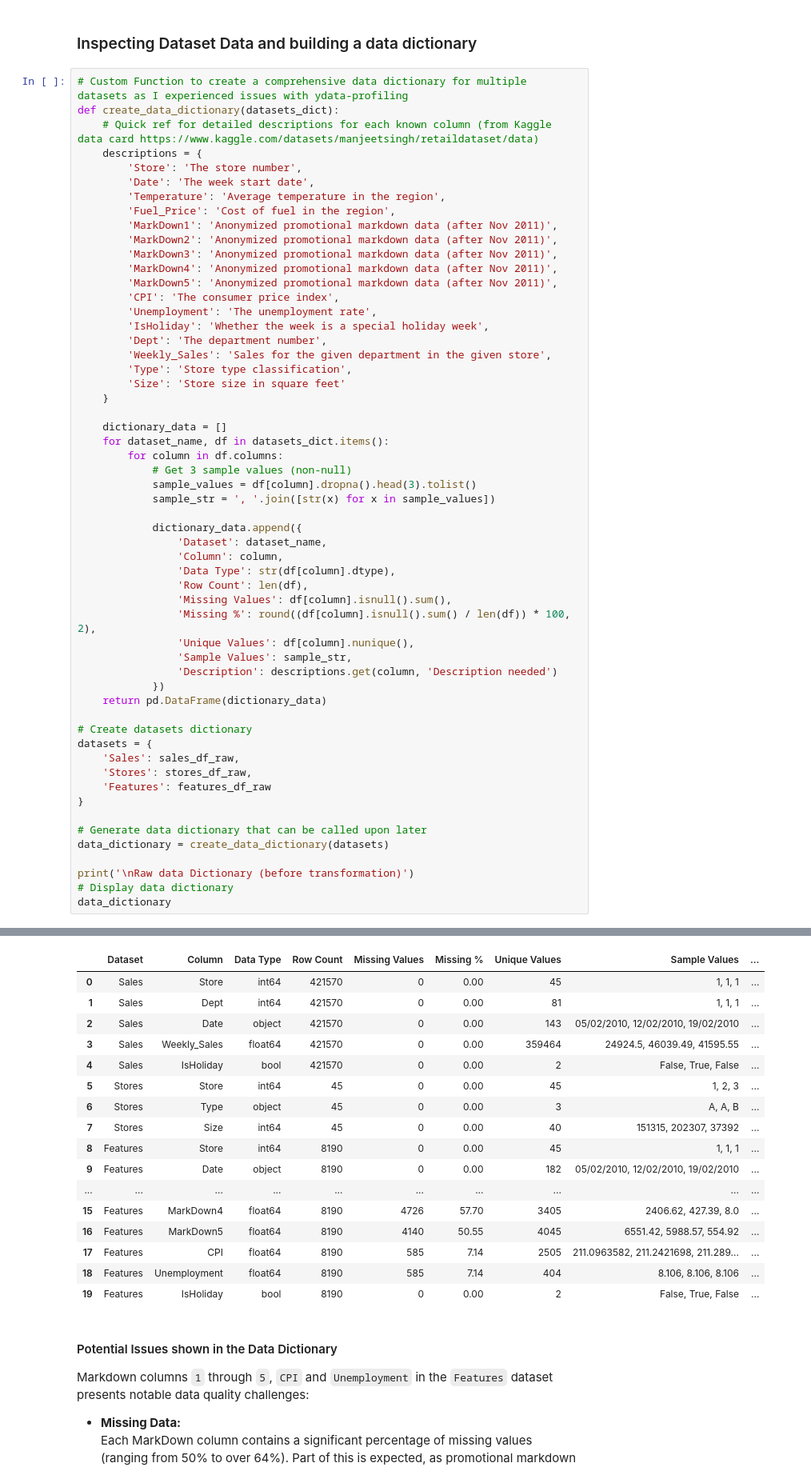
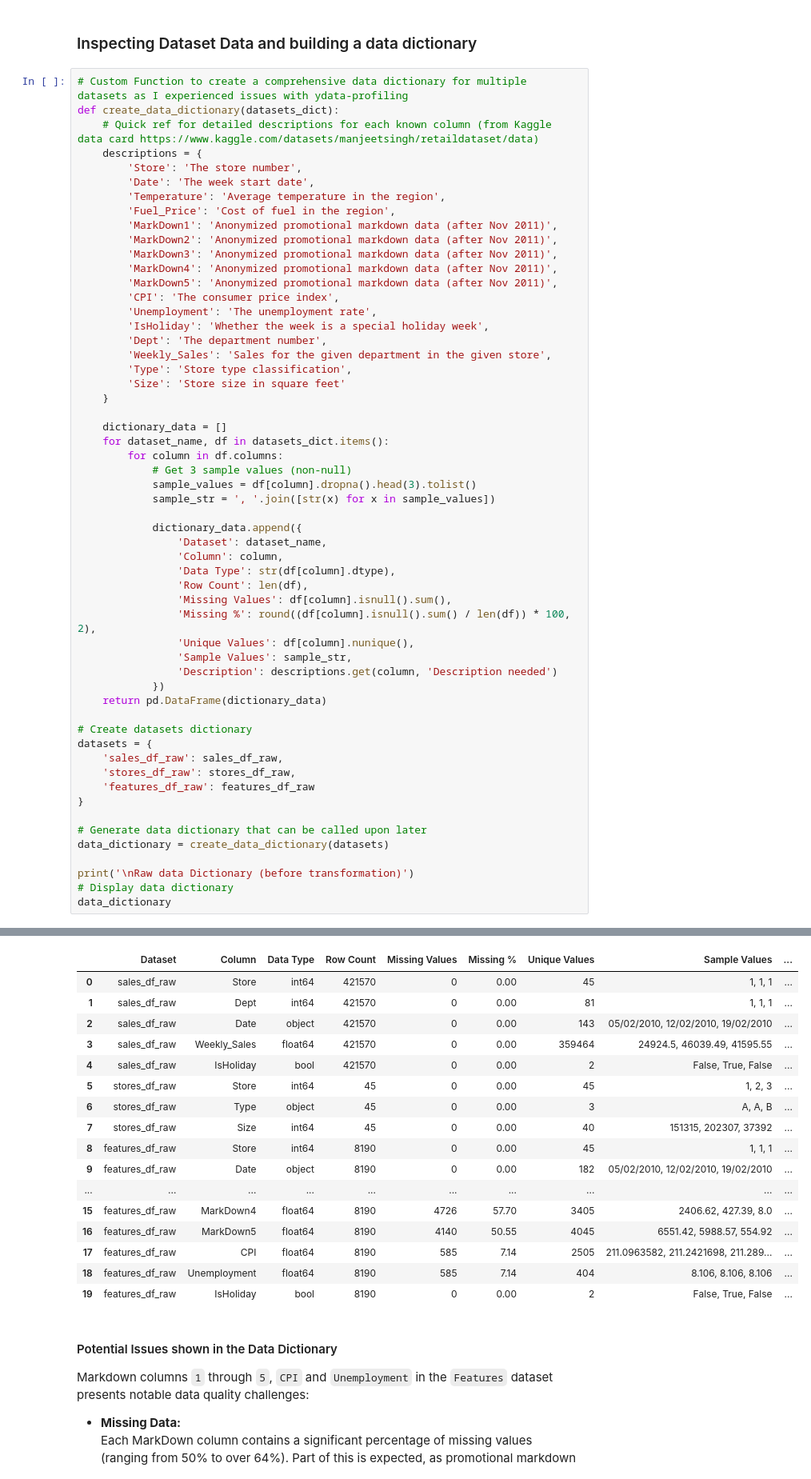
Before and after one commit to Julian-Elliott/retail-sales-analysis, a Jupyter notebook: jupyter_notebooks/retail-sales-analysis.ipynb, the cells around one changed output, grey strips where cells are left out. Shown: that part at 80% size. Saved outputs shown, nothing was run; the diff lists cells and outputs as text.

```diff
--- a/jupyter_notebooks/retail-sales-analysis.ipynb
+++ b/jupyter_notebooks/retail-sales-analysis.ipynb
@@ -115,52 +115,52 @@ def create_data_dictionary(datasets_dict):
             # Get 3 sample values (non-null)
             sample_values = df[column].dropna().head(3).tolist()
             sample_str = ', '.join([str(x) for x in sample_values])
 
             dictionary_data.append({
                 'Dataset': dataset_name,
                 'Column': column,
                 'Data Type': str(df[column].dtype),
                 'Row Count': len(df),
                 'Missing Values': df[column].isnull().sum(),
                 'Missing %': round((df[column].isnull().sum() / len(df)) * 100, 2),
                 'Unique Values': df[column].nunique(),
                 'Sample Values': sample_str,
                 'Description': descriptions.get(column, 'Description needed')
             })
     return pd.DataFrame(dictionary_data)
 
 # Create datasets dictionary
 datasets = {
-    'Sales': sales_df_raw,
-    'Stores': stores_df_raw,
-    'Features': features_df_raw
+    'sales_df_raw': sales_df_raw,
+    'stores_df_raw': stores_df_raw,
+    'features_df_raw': features_df_raw
 }
 
 # Generate data dictionary that can be called upon later
 data_dictionary = create_data_dictionary(datasets)
 
 print('\nRaw data Dictionary (before transformation)')
 # Display data dictionary
 data_dictionary
 # %% [output]
 Raw data Dictionary (before transformation)
 |  | Dataset | Column | Data Type | Row Count | Missing Values | Missing % | Unique Values | Sample Values | ... |
-| 0 | Sales | Store | int64 | 421570 | 0 | 0.00 | 45 | 1, 1, 1 | ... |
-| 1 | Sales | Dept | int64 | 421570 | 0 | 0.00 | 81 | 1, 1, 1 | ... |
-| 2 | Sales | Date | object | 421570 | 0 | 0.00 | 143 | 05/02/2010, 12/02/2010, 19/02/2010 | ... |
-| 3 | Sales | Weekly_Sales | float64 | 421570 | 0 | 0.00 | 359464 | 24924.5, 46039.49, 41595.55 | ... |
-| 4 | Sales | IsHoliday | bool | 421570 | 0 | 0.00 | 2 | False, True, False | ... |
-| 5 | Stores | Store | int64 | 45 | 0 | 0.00 | 45 | 1, 2, 3 | ... |
-| 6 | Stores | Type | object | 45 | 0 | 0.00 | 3 | A, A, B | ... |
-| 7 | Stores | Size | int64 | 45 | 0 | 0.00 | 40 | 151315, 202307, 37392 | ... |
-| 8 | Features | Store | int64 | 8190 | 0 | 0.00 | 45 | 1, 1, 1 | ... |
-| 9 | Features | Date | object | 8190 | 0 | 0.00 | 182 | 05/02/2010, 12/02/2010, 19/02/2010 | ... |
+| 0 | sales_df_raw | Store | int64 | 421570 | 0 | 0.00 | 45 | 1, 1, 1 | ... |
+| 1 | sales_df_raw | Dept | int64 | 421570 | 0 | 0.00 | 81 | 1, 1, 1 | ... |
+| 2 | sales_df_raw | Date | object | 421570 | 0 | 0.00 | 143 | 05/02/2010, 12/02/2010, 19/02/2010 | ... |
+| 3 | sales_df_raw | Weekly_Sales | float64 | 421570 | 0 | 0.00 | 359464 | 24924.5, 46039.49, 41595.55 | ... |
+| 4 | sales_df_raw | IsHoliday | bool | 421570 | 0 | 0.00 | 2 | False, True, False | ... |
+| 5 | stores_df_raw | Store | int64 | 45 | 0 | 0.00 | 45 | 1, 2, 3 | ... |
+| 6 | stores_df_raw | Type | object | 45 | 0 | 0.00 | 3 | A, A, B | ... |
+| 7 | stores_df_raw | Size | int64 | 45 | 0 | 0.00 | 40 | 151315, 202307, 37392 | ... |
+| 8 | features_df_raw | Store | int64 | 8190 | 0 | 0.00 | 45 | 1, 1, 1 | ... |
+| 9 | features_df_raw | Date | object | 8190 | 0 | 0.00 | 182 | 05/02/2010, 12/02/2010, 19/02/2010 | ... |
 | ... | ... | ... | ... | ... | ... | ... | ... | ... | ... |
-| 15 | Features | MarkDown4 | float64 | 8190 | 4726 | 57.70 | 3405 | 2406.62, 427.39, 8.0 | ... |
-| 16 | Features | MarkDown5 | float64 | 8190 | 4140 | 50.55 | 4045 | 6551.42, 5988.57, 554.92 | ... |
-| 17 | Features | CPI | float64 | 8190 | 585 | 7.14 | 2505 | 211.0963582, 211.2421698, 211.289... | ... |
-| 18 | Features | Unemployment | float64 | 8190 | 585 | 7.14 | 404 | 8.106, 8.106, 8.106 | ... |
-| 19 | Features | IsHoliday | bool | 8190 | 0 | 0.00 | 2 | False, True, False | ... |
+| 15 | features_df_raw | MarkDown4 | float64 | 8190 | 4726 | 57.70 | 3405 | 2406.62, 427.39, 8.0 | ... |
+| 16 | features_df_raw | MarkDown5 | float64 | 8190 | 4140 | 50.55 | 4045 | 6551.42, 5988.57, 554.92 | ... |
+| 17 | features_df_raw | CPI | float64 | 8190 | 585 | 7.14 | 2505 | 211.0963582, 211.2421698, 211.289... | ... |
+| 18 | features_df_raw | Unemployment | float64 | 8190 | 585 | 7.14 | 404 | 8.106, 8.106, 8.106 | ... |
+| 19 | features_df_raw | IsHoliday | bool | 8190 | 0 | 0.00 | 2 | False, True, False | ... |
 # %% [markdown]
 #### Potential Issues shown in the Data Dictionary
 
```
Also changed, not shown: parts of 5 cells of this notebook.
